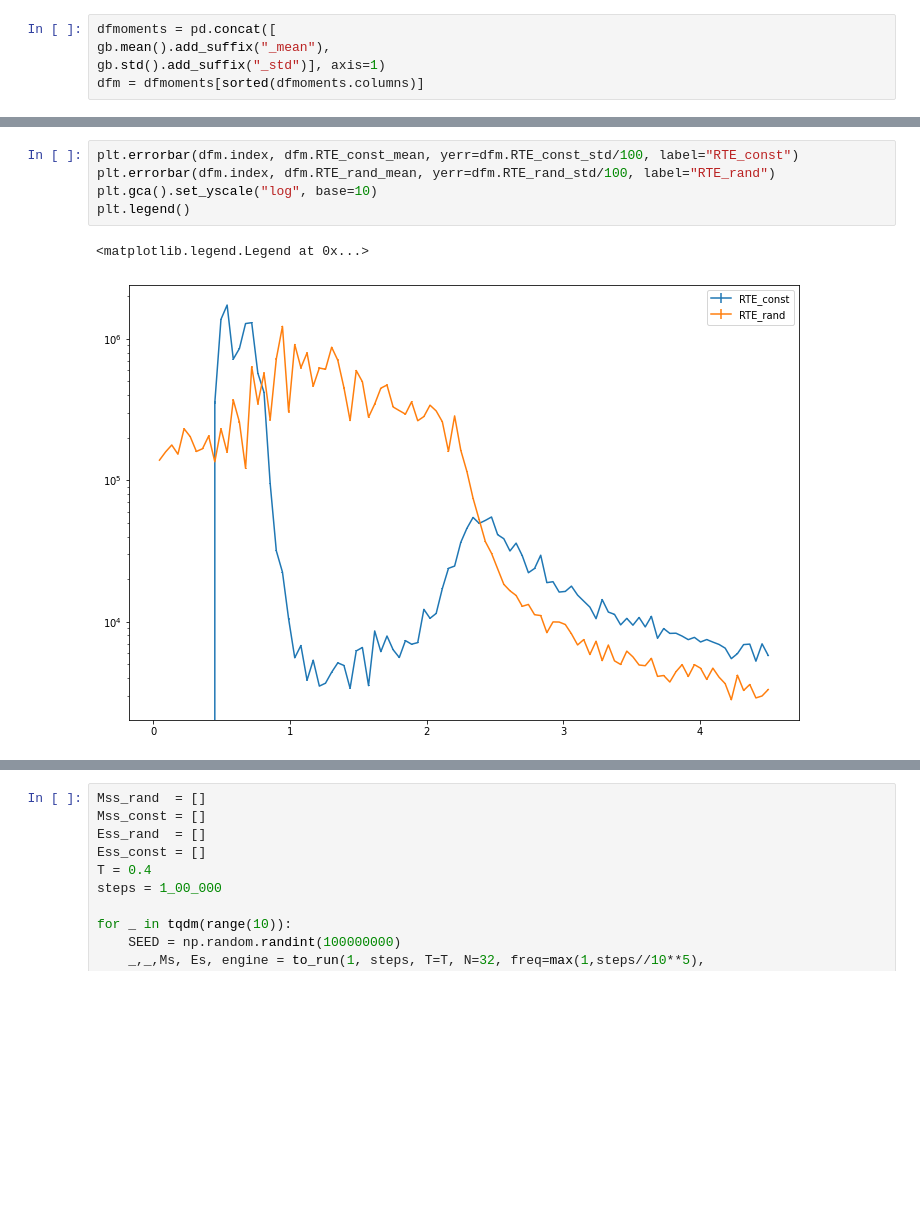
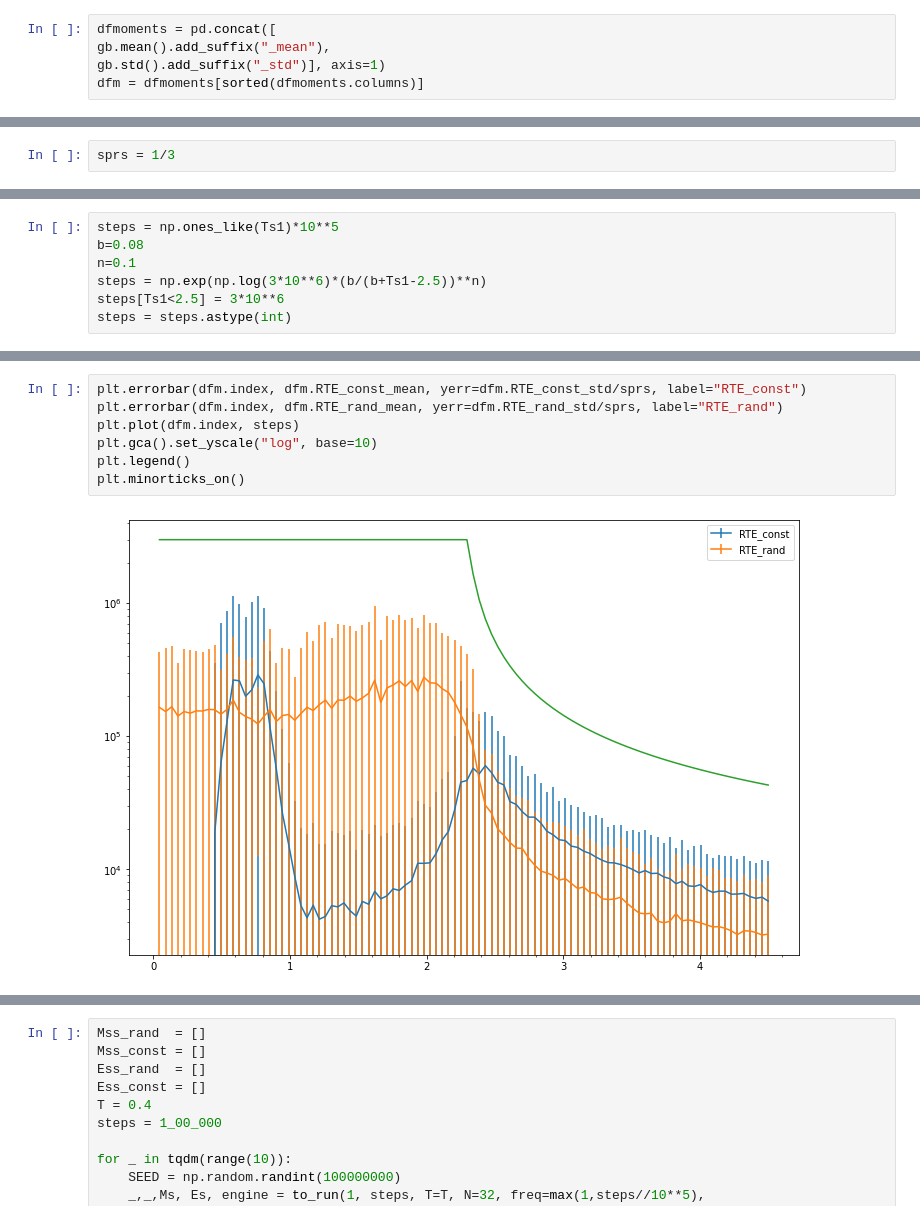
Before and after one commit to ashmat98/ising-model, a Jupyter notebook: python/relaxation-time.ipynb, the cells around one changed output, grey strips where cells are left out. Cells and saved outputs as stored; diff of their text form; blank space fills up the shorter version.

```diff
--- a/python/relaxation-time.ipynb
+++ b/python/relaxation-time.ipynb
@@ -98 +98,3 @@ dfm
 100 rows × 8 columns
+# %%
+sprs = 1/3
@@ -98,0 +103,7 @@ dfm
+# %%
+steps = np.ones_like(Ts1)*10**5
+b=0.08
+n=0.1
+steps = np.exp(np.log(3*10**6)*(b/(b+Ts1-2.5))**n)
+steps[Ts1<2.5] = 3*10**6
+steps = steps.astype(int)
@@ -99,8 +119,9 @@ dfm
 # %%
-plt.errorbar(dfm.index, dfm.RTE_const_mean, yerr=dfm.RTE_const_std/100, label="RTE_const")
-plt.errorbar(dfm.index, dfm.RTE_rand_mean, yerr=dfm.RTE_rand_std/100, label="RTE_rand")
+plt.errorbar(dfm.index, dfm.RTE_const_mean, yerr=dfm.RTE_const_std/sprs, label="RTE_const")
+plt.errorbar(dfm.index, dfm.RTE_rand_mean, yerr=dfm.RTE_rand_std/sprs, label="RTE_rand")
+plt.plot(dfm.index, steps)
 plt.gca().set_yscale("log", base=10)
 plt.legend()
+plt.minorticks_on()
 # %% [output]
-<matplotlib.legend.Legend at 0x...>
-[figure, old version]
+[figure, new version]
```
Also changed, not shown: parts of 4 cells of this notebook, 10 other files.
